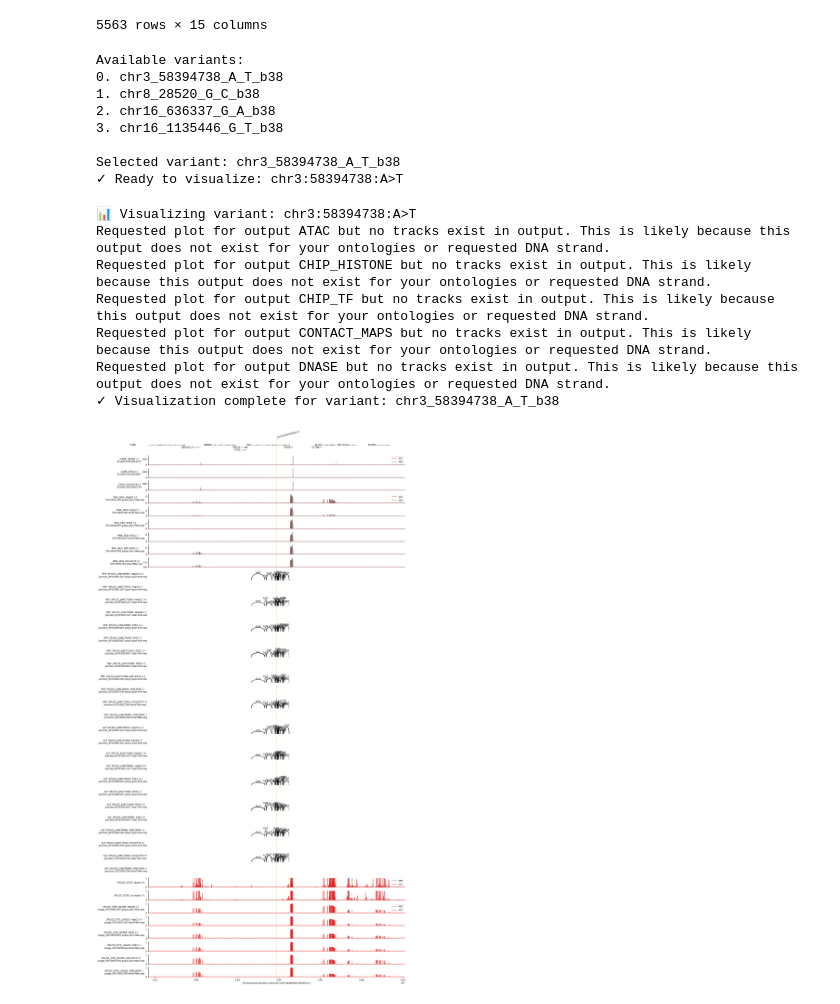
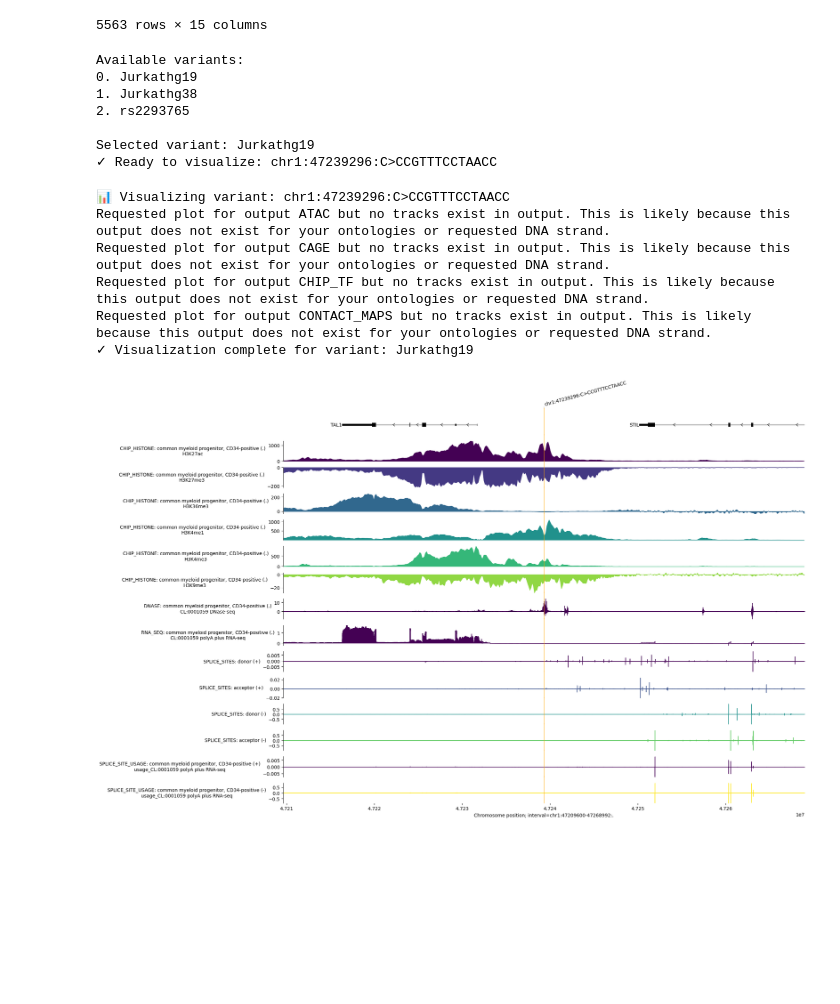
Before and after one commit to FrederickMappin/alphagenomeEZbatch, a Jupyter notebook: alphagenomeEZ2.ipynb, the cells around one changed output. Cells and saved outputs as stored; diff of their text form; code cells hidden in the pictures; blank space fills up the shorter version.

```diff
--- a/alphagenomeEZ2.ipynb
+++ b/alphagenomeEZ2.ipynb
@@ -72,8 +72,8 @@ dna_model = dna_client.create(api_key)
 # %%
 # @markdown Provide the CSV of variant information; be sure to include if hg19 or hg38. Running cell will liftover hg19 to hg38.
 # Set your file path here, or leave as 'demo' for example data
-variant_file_path = 'demo'  # @param {type:"string"}
-build = 'hg38(GRCh38)'  # @param ["hg38(GRCh38)","hg19(GRCh37)"]{ type:"string" }
+variant_file_path = '/content/VCF3.csv'  # @param {type:"string"}
+build = 'hg19(GRCh37)'  # @param ["hg38(GRCh38)","hg19(GRCh37)"]{ type:"string" }
 
 if not variant_file_path or variant_file_path.lower() == 'demo':
     # Demo data
@@ -143,7 +142,7 @@ sequence_length = dna_client.SUPPORTED_SEQUENCE_LENGTHS[
 ]
 
 # @markdown Additional settings:
-download_all_predictions = True  # @param { type: "boolean" }
+download_all_predictions = False  # @param { type: "boolean" }
 
 # Dictionary to store dataframes for each variant
 variant_dataframes = {}
@@ -240,7 +237,7 @@ if 'variant_dataframes' in globals() and variant_dataframes:
         print(f"{i}. {variant_id}")
 
     # @markdown Choose variant to view table:
-    selected_table_variant = available_variants[2]  # @param
+    selected_table_variant = available_variants[0]  # @param
 
     if selected_table_variant in variant_dataframes:
         print(f"\n📊 Viewing score table for variant: {selected_table_variant}")
@@ -369,13 +365,12 @@ else:
     print("No variant dataframes found. Run the variant scoring cell first.")
 # %% [output]
 Available variants:
-0. chr3_58394738_A_T_b38
-1. chr8_28520_G_C_b38
-2. chr16_636337_G_A_b38
-3. chr16_1135446_G_T_b38
+0. Jurkathg19
+1. Jurkathg38
+2. rs2293765
 
-Selected variant: chr3_58394738_A_T_b38
-✓ Ready to visualize: chr3:58394738:A>T
+Selected variant: Jurkathg19
+✓ Ready to visualize: chr1:47239296:C>CCGTTTCCTAACC
 # %%
 # @title Visualize variant effects { run: "auto" }
 # @markdown We can also visualise the predicted effects of the variant by first predicting tracks for the REF and ALT alleles:
@@ -388,7 +383,7 @@ else:
     print(f"📊 Visualizing variant: {variant}")
 
     # @markdown Specify list of cell and tissue ontologies:
-    ontology_terms = ['EFO:0001187', 'EFO:0002067', 'EFO:0002784']  # @param
+    ontology_terms = ['CL:0001059']  # @param
 
     # @markdown Gene and transcript annotation options:
     plot_gene_annotation = True  # @param { type: "boolean" }
@@ -408,7 +403,7 @@ else:
 
     # @markdown Option to filter tracks to only a specific DNA strand:
     filter_to_positive_strand = False  # @param { type: "boolean" }
-    filter_to_negative_strand = True  # @param { type: "boolean" }
+    filter_to_negative_strand = False  # @param { type: "boolean" }
     if filter_to_positive_strand and filter_to_negative_strand:
         raise ValueError(
             'Cannot specify both filter_to_positive_strand and '
@@ -423,9 +418,24 @@ else:
     ref_color = 'dimgrey'  # @param { type: "string" }
     alt_color = 'red'  # @param { type: "string" }
     ref_alt_colors = {'REF': ref_color, 'ALT': alt_color}
-    plot_interval_width = 620544 # @param { type: "slider", min: 2048, max: 1048576, step: 2048}
+    plot_interval_width = 59392 # @param { type: "slider", min: 2048, max: 1048576, step: 2048}
     plot_interval_shift = 0 # @param { type: "slider", min: -524288, max: 524288, step: 2048}
 
+    # Initialize caches for transcript extractors and predictions
+    if '_transcript_extractor_cache' not in globals():
+        _transcript_extractor_cache = {}
+    if '_prediction_cache' not in globals():
+        _prediction_cache = {}
+
+    # Define GTF paths for different organisms
+    HG38_GTF_FEATHER = (
+        'https://storage.googleapis.com/alphagenome/reference/gencode/'
+        'hg38/gencode.v46.annotation.gtf.gz.feather'
+    )
+    MM10_GTF_FEATHER = (
+        'https://storage.googleapis.com/alphagenome/reference/gencode/'
+        'mm10/gencode.vM33.annotation.gtf.gz.feather'
+    )
 
     # Load gene annotation.
     if organism in _transcript_extractor_cache:
@@ -559,7 +569,7 @@ else:
         components.append(plot_components.TranscriptAnnotation(transcripts))
 
 
-    # Individual output type plots.
+    # Individual output type plots using difference plots (ALT - REF)
     plot_map = {
         'plot_atac': (ref.atac, alt.atac, 'ATAC'),
         'plot_cage': (ref.cage, alt.cage, 'CAGE'),
@@ -626,38 +636,48 @@ else:
                 alt_plot = plot_components.Sashimi(
                     alt_data,
                     ylabel_template='ALT: ' + ylabel_template,
                 )
                 components.extend([ref_plot, alt_plot])
             else:
-                component = plot_components.OverlaidTracks(
-                    tdata={'REF': ref_data, 'ALT': alt_data},
-                    colors=ref_alt_colors,
+                # Create difference plot (ALT - REF) using Tracks component
+                if filter_to_negative_strand:
+                    # Use filter_to_nonpositive_strand() to match the example
+                    diff_data = (alt_data.filter_to_nonpositive_strand() -
+                                ref_data.filter_to_nonpositive_strand())
+                elif filter_to_positive_strand:
+                    diff_data = (alt_data.filter_to_strand(strand='+') -
+                                ref_data.filter_to_strand(strand='+'))
+                else:
+                    diff_data = alt_data - ref_data
+
+                component = plot_components.Tracks(
+                    tdata=diff_data,
                     ylabel_template=ylabel_template,
+                    filled=True,
                 )
                 components.append(component)
 
     if plot_interval_width > interval.width:
         raise ValueError(
             f'plot_interval_width ({plot_interval_width}) must be less than '
             f'interval.width ({interval.width}).'
         )
 
     plot = plot_components.plot(
         components=components,
         interval=interval.shift(plot_interval_shift).resize(plot_interval_width),
         annotations=[
             plot_components.VariantAnnotation([variant]),
         ],
     )
 
     print(f"✓ Visualization complete for variant: {selected_variant_id}")
     plt.show()
 # %% [output]
-📊 Visualizing variant: chr3:58394738:A>T
+📊 Visualizing variant: chr1:47239296:C>CCGTTTCCTAACC
 Requested plot for output ATAC but no tracks exist in output. This is likely because this output does not exist for your ontologies or requested DNA strand.
-Requested plot for output CHIP_HISTONE but no tracks exist in output. This is likely because this output does not exist for your ontologies or requested DNA strand.
+Requested plot for output CAGE but no tracks exist in output. This is likely because this output does not exist for your ontologies or requested DNA strand.
 Requested plot for output CHIP_TF but no tracks exist in output. This is likely because this output does not exist for your ontologies or requested DNA strand.
 Requested plot for output CONTACT_MAPS but no tracks exist in output. This is likely because this output does not exist for your ontologies or requested DNA strand.
-Requested plot for output DNASE but no tracks exist in output. This is likely because this output does not exist for your ontologies or requested DNA strand.
-✓ Visualization complete for variant: chr3_58394738_A_T_b38
+✓ Visualization complete for variant: Jurkathg19
-[figure, old version]
+[figure, new version]
```
Also changed, not shown: parts of 4 cells of this notebook.
